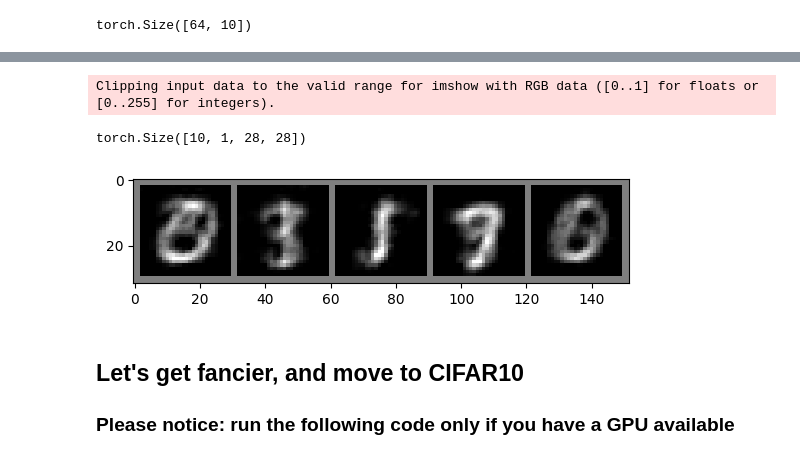
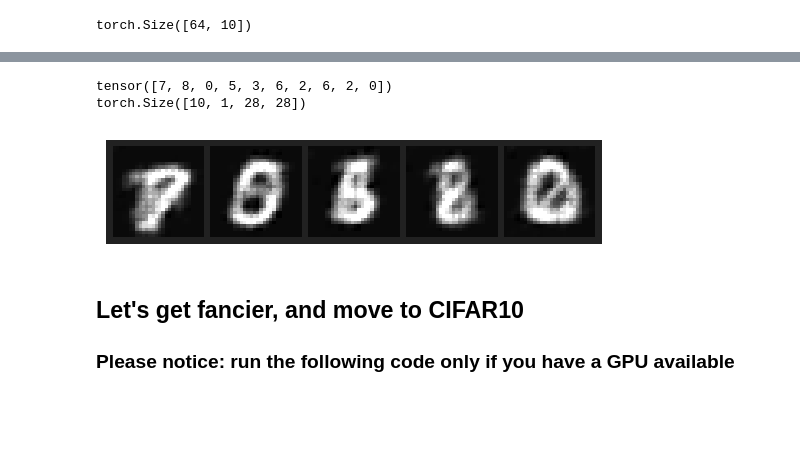
Before and after one commit to fcaretti/VAE_tutorial, a Jupyter notebook: VAE_intro.ipynb, the cells around one changed output, grey strips where cells are left out. Drawn from its saved outputs; the diff is of its cells as text; code cells hidden in the pictures; blank space fills up the shorter version.

```diff
--- a/VAE_intro.ipynb
+++ b/VAE_intro.ipynb
@@ -345,0 +337,13 @@ Epoch 5/5 - Train Loss: 116.28460260865036, Test Loss: 117.7756721496582
+# %%
+# Get a batch of test images
+images, _ = next(iter(test_loader))
+original_images = images  # Save the original images for comparison
+
+
+VAE_mnist.eval()  # Set the model to evaluation mode
+with torch.no_grad():  # No need to track gradients
+    #images = images.view(images.size(0), -1)
+    #if convolutional
+    images = images.view(images.size(0), 1, 28, 28)
+    reconstructed, mu, logvar = AE_mnist(images)
+    reconstructed = reconstructed.view(-1, 1, 28, 28)  # Reshape back to image format
@@ -349,12 +368,12 @@ images, _ = next(iter(test_loader))
 original_images = images  # Save the original images for comparison
 
 
-VAE.eval()  # Set the model to evaluation mode
+VAE_mnist.eval()  # Set the model to evaluation mode
 with torch.no_grad():  # No need to track gradients
     #images = images.view(images.size(0), -1)
     #if convolutional
     images = images.view(images.size(0), 1, 28, 28)
-    reconstructed, mu, logvar = VAE(images)
+    reconstructed, mu, logvar = VAE_mnist(images)
     reconstructed = reconstructed.view(-1, 1, 28, 28)  # Reshape back to image format
     print(latent.shape)
 # %% [output]
@@ -381,5 +399,5 @@ Reconstructed Images
 # %%
-VAE.eval()
+VAE_mnist.eval()
 with torch.no_grad():
     # Get a batch of data
     images, labels = next(iter(train_loader_2))
@@ -387,7 +405,7 @@ with torch.no_grad():
     images = images.view(images.size(0), 1, 28, 28)
     #images = images.view(images.size(0), -1)
     # Forward pass through the encoder
-    _, representations, _ = VAE(images)
+    _, representations, _ = VAE_mnist(images)
 # %%
 #do PCA instead
 pca = PCA(n_components=2)
@@ -397,7 +415,7 @@ representations_2d = representations[:, :2].numpy()
 plt.figure(figsize=(10, 6))
 for i in range(10):
     indices = labels == i
-    plt.scatter(representations_2d[indices, 0], representations_2d[indices, 1], label=str(i), alpha=1)
+    plt.scatter(representations_2d[indices, 0], representations_2d[indices, 1], label=str(i), alpha=1, s=4)
 plt.legend()
 plt.title('2D PCA plot of representations')
 plt.show()
@@ -422,28 +439,29 @@ Reconstructed Images
 # %%
 #feed 10 images in the encoder and get the latent representations
 # Get a batch of test images
-images, _ = next(iter(test_loader))
+images, labels = next(iter(test_loader))
 original_images = images  # Save the original images for comparison
 
-AE.eval()  # Set the model to evaluation mode
+print(labels[:10])
+VAE_mnist.eval()  # Set the model to evaluation mode
 with torch.no_grad():  # No need to track gradients
     images = images.view(images.size(0), 1, 28, 28)
-    reconstructed, latent = AE(images)
+    reconstructed, _, _ = VAE_mnist(images)
     reconstructed = reconstructed.view(-1, 1, 28, 28)  # Reshape back to image format
     reconstructed = reconstructed[:10]
     print(reconstructed.shape)
 
 pair_means = []
 for i in range(0, len(reconstructed), 2):  # Step by 2
     if i+1 < len(reconstructed):  # Check if there is a pair
         mean_img = 0.5 * (reconstructed[i] + reconstructed[i+1])  # Calculate the mean
         pair_means.append(mean_img)
 
-imshow(torchvision.utils.make_grid(pair_means))
+imshow_mnist(torchvision.utils.make_grid(pair_means))
 # %% [output]
-Clipping input data to the valid range for imshow with RGB data ([0..1] for floats or [0..255] for integers).
+tensor([7, 8, 0, 5, 3, 6, 2, 6, 2, 0])
+torch.Size([10, 1, 28, 28])
-torch.Size([10, 1, 28, 28])
-[figure, old version]
+[figure, new version]
 # %% [markdown]
 ## Let's get fancier, and move to CIFAR10
 ### Please notice: run the following code only if you have a GPU available
```
Also changed, not shown: parts of 24 cells of this notebook.
